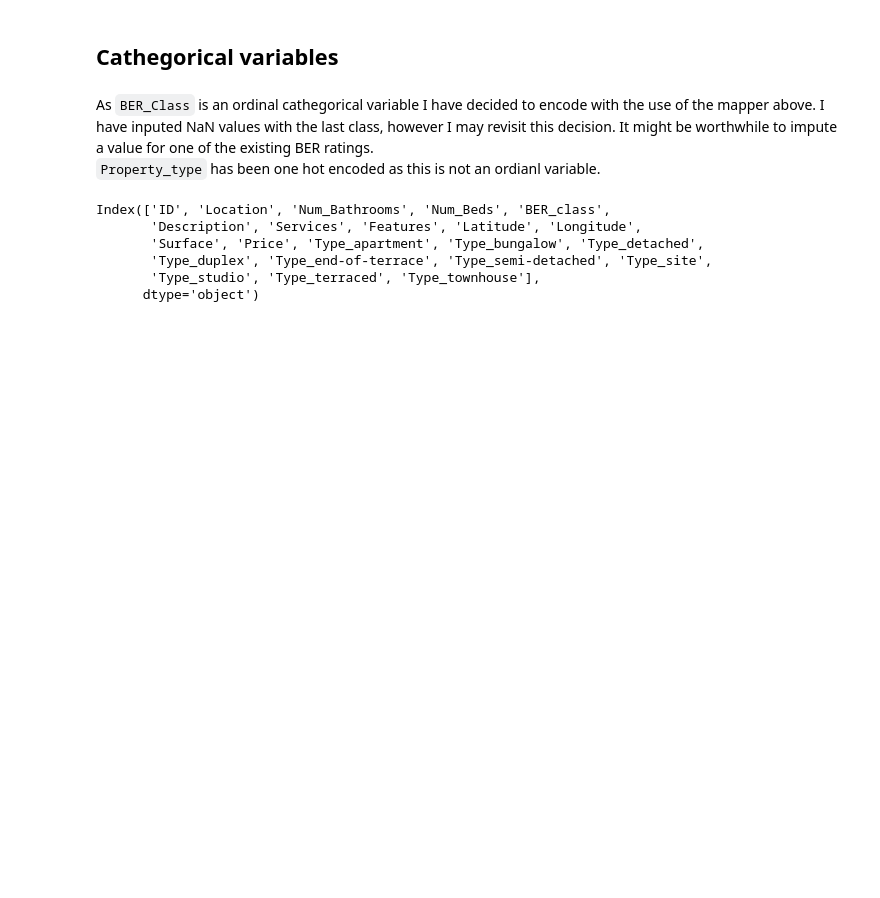
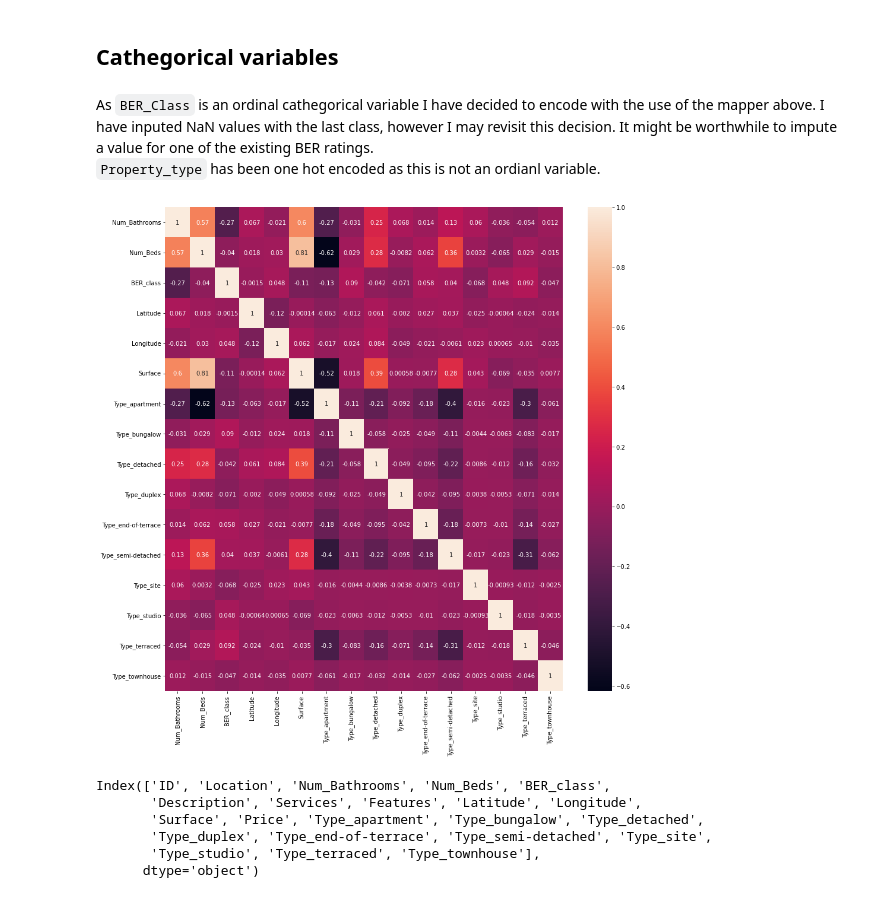
Before and after one commit to barrytl/ET5003_SEM1_2021-2, a Jupyter notebook: Week-5/ET5003_KaggleCompetition.ipynb, the cells around one changed output. Saved outputs shown, nothing was run; the diff lists cells and outputs as text; code cells hidden in the pictures; blank space fills up the shorter version.

```diff
--- a/Week-5/ET5003_KaggleCompetition.ipynb
+++ b/Week-5/ET5003_KaggleCompetition.ipynb
@@ -307,6 +310,15 @@ As `BER_Class` is an ordinal cathegorical variable I have decided to encode with
 # %%
 #df_train.isna().sum()
 #df_test.isna().sum()
+# %%
+plt.figure(figsize = (15,15))
+sns.heatmap(df_train.corr(),annot=True)
+plt.show()
+
+# sns.pairplot(df_train)
+# plt.show()
+# %% [output]
+[figure, added]
 # %%
 df_train.columns
 # %% [output]
```
Also changed, not shown: parts of 44 cells of this notebook.
